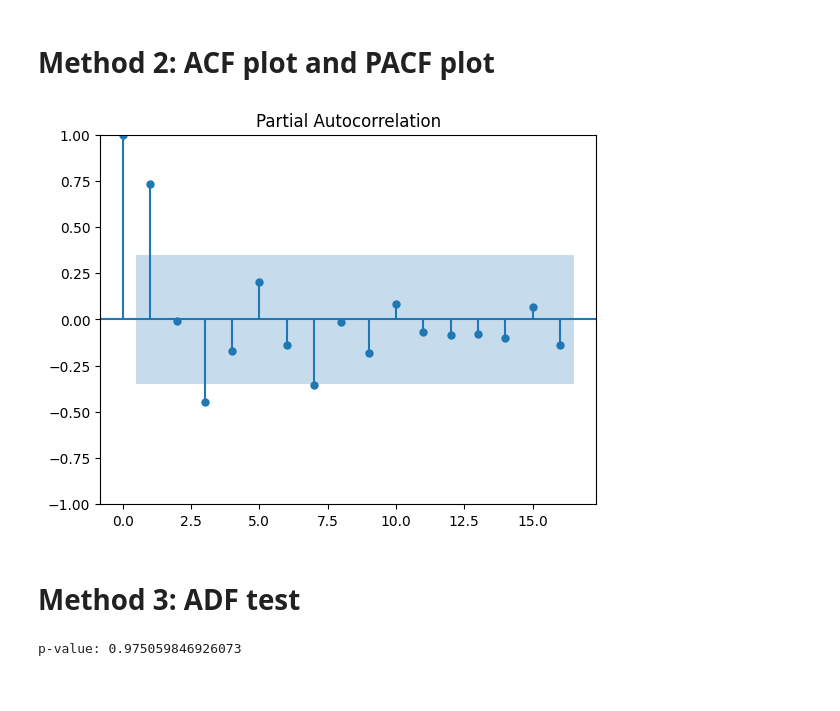
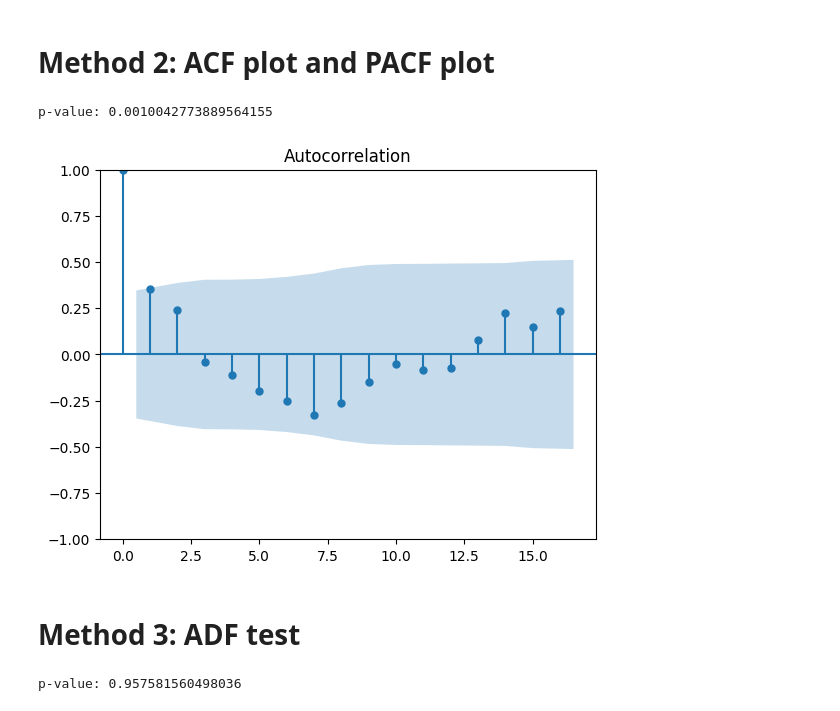
Before and after one commit to TaufiqIslamProtick/pesticide-data-analysis, a Jupyter notebook: source.ipynb, the cells around one changed output. Saved outputs shown, nothing was run; the diff lists cells and outputs as text; code cells hidden in the pictures.

```diff
--- a/source.ipynb
+++ b/source.ipynb
@@ -118,10 +118,14 @@ for i in range(len(listofdfs)):
 # Method 2: ACF plot and PACF plot
 # %%
 from statsmodels.graphics.tsaplots import plot_acf, plot_pacf
-temp = listofdfs[2]
-acf_original = plot_pacf(temp["Value"])
+temp = listofdfs[3]
+acf_original = plot_acf(temp["Value"])
+from statsmodels.tsa.stattools import adfuller
+adf_test = adfuller(temp["Value"])
+print(f'p-value: {adf_test[1]}')
 # %% [output]
+p-value: 0.0010042773889564155
-[figure, old version]
+[figure, new version]
 # %% [markdown]
 # Method 3: ADF test
 # %%
@@ -129,4 +133,4 @@ from statsmodels.tsa.stattools import adfuller
 adf_test = adfuller(temp["Value"])
 print(f'p-value: {adf_test[1]}')
 # %% [output]
-p-value: 0.975059846926073
+p-value: 0.957581560498036
```
Also changed, not shown: parts of 2 cells of this notebook.
